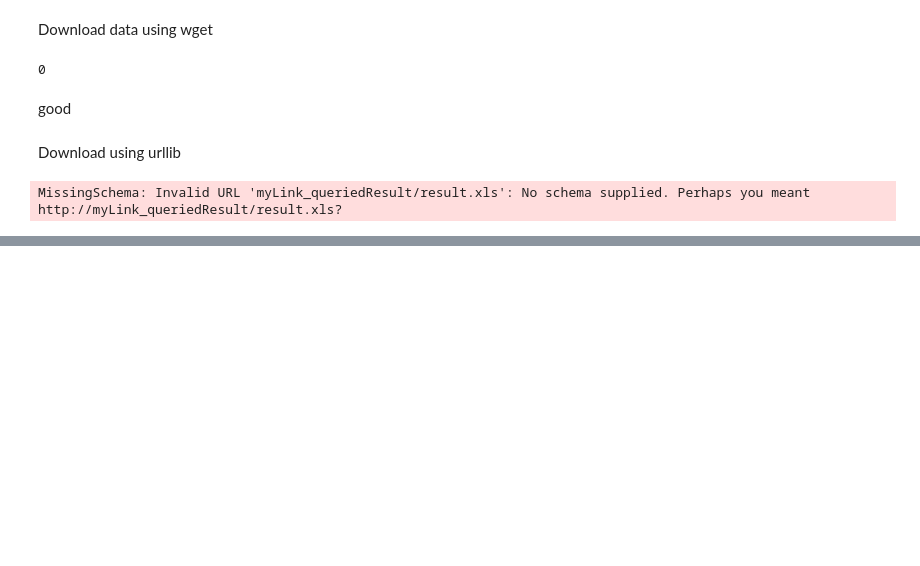
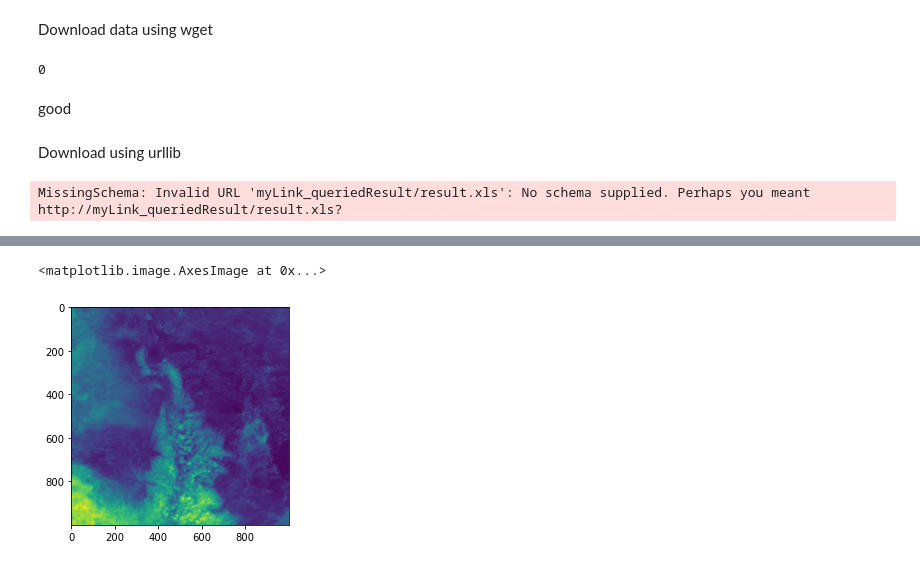
Before and after one commit to YourVirtualColdChainAssistant/MLsat-cropland-himachal, a Jupyter notebook: notebooks/Untitled.ipynb, the cells around one changed output, grey strips where cells are left out. Drawn from its saved outputs; the diff is of its cells as text; code cells hidden in the pictures; blank space fills up the shorter version.

```diff
--- a/notebooks/Untitled.ipynb
+++ b/notebooks/Untitled.ipynb
@@ -675,0 +961,5 @@ MissingSchema: Invalid URL 'myLink_queriedResult/result.xls': No schema supplied
+# %%
+plt.imshow(red_norm)
+# %% [output]
+<matplotlib.image.AxesImage at 0x...>
+[figure, added]
```
Also changed, not shown: parts of 112 cells of this notebook.
